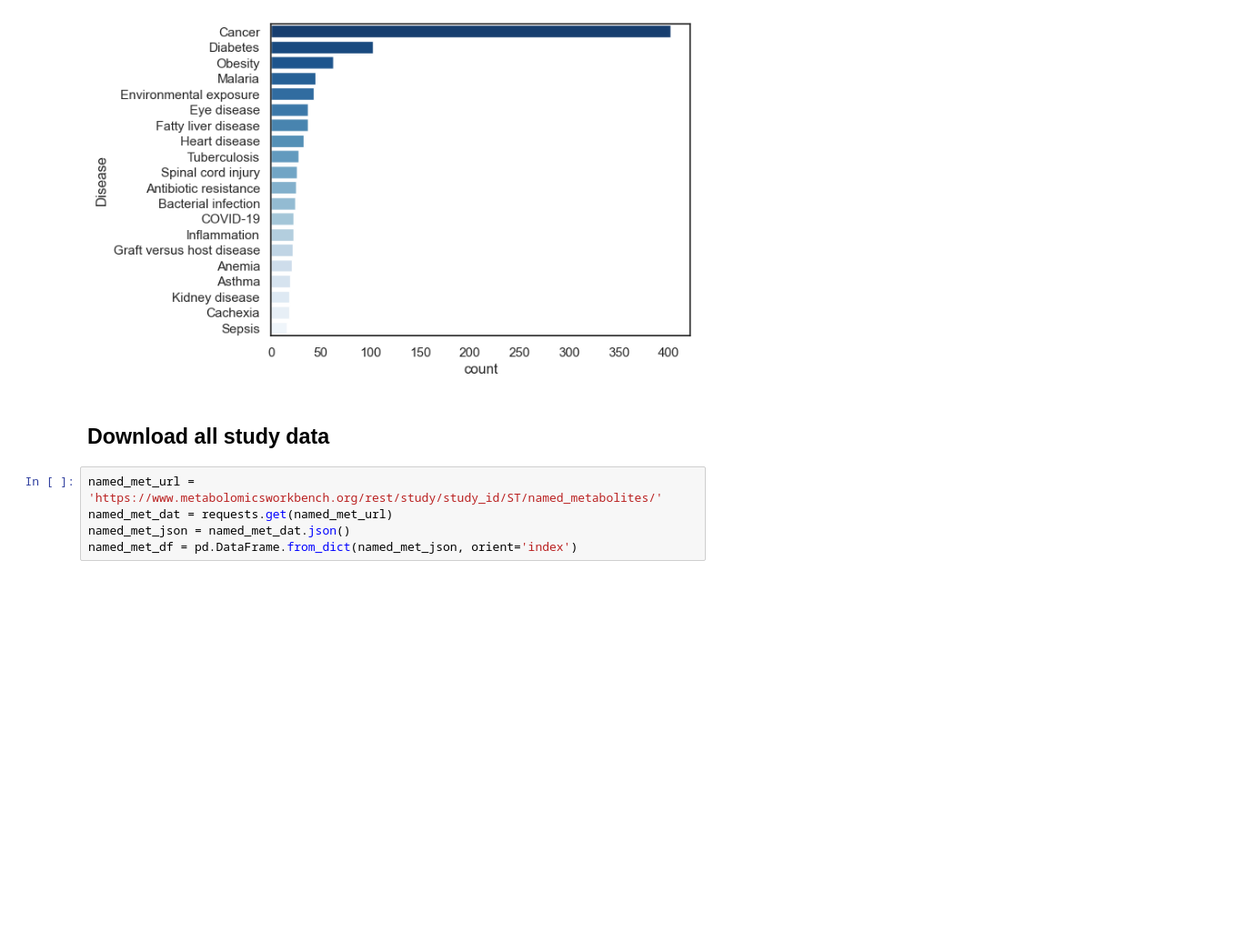
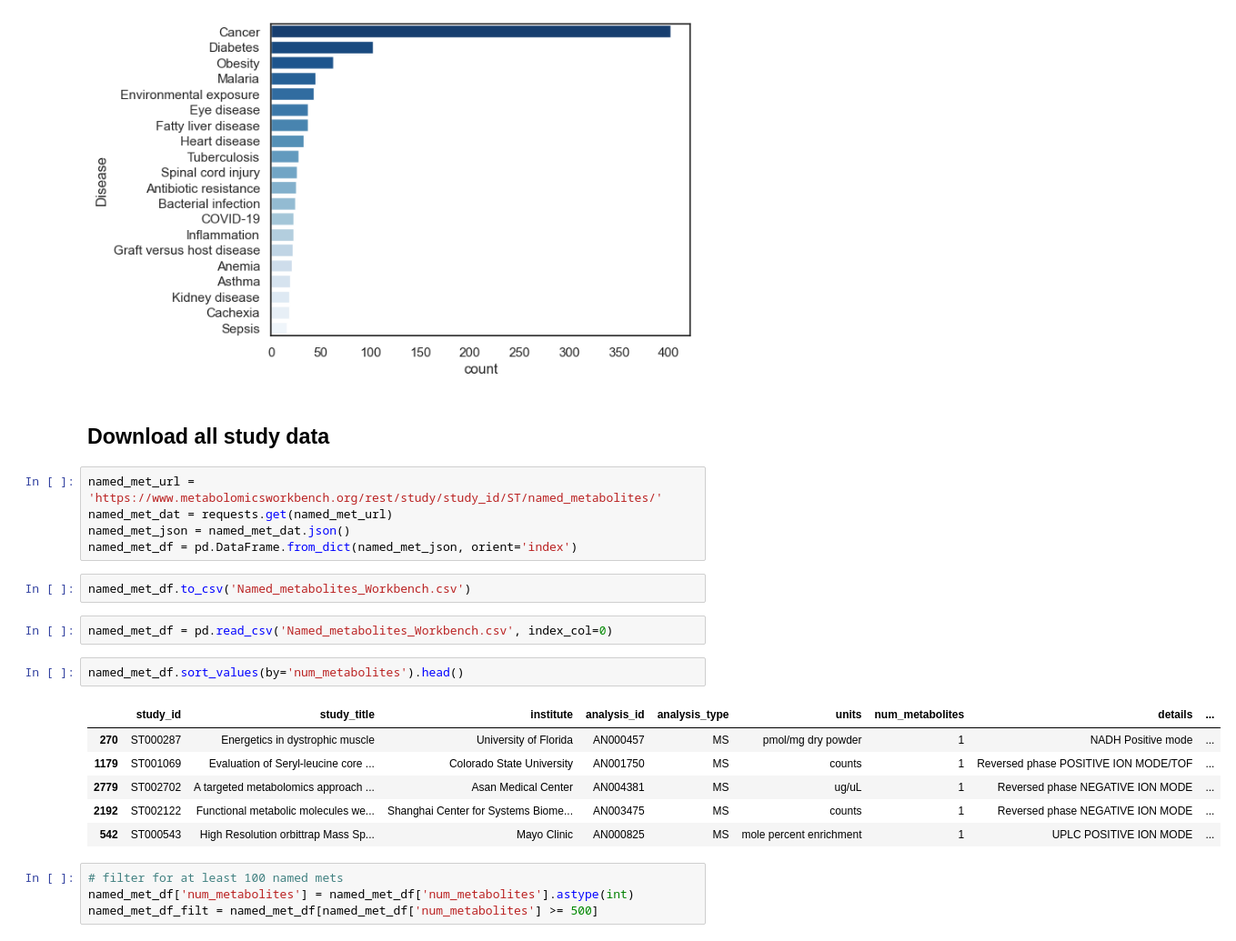
Before and after one commit to cwieder/MetHDN, a Jupyter notebook: Workbench_integration/full_disease_net.ipynb, the cells around one changed output. Shown at 91% size. Drawn from its saved outputs; the diff is of its cells as text; blank space fills up the shorter version.

```diff
--- a/Workbench_integration/full_disease_net.ipynb
+++ b/Workbench_integration/full_disease_net.ipynb
@@ -71,3 +76,20 @@ named_met_url = 'https://www.metabolomicsworkbench.org/rest/study/study_id/ST/na
 named_met_dat = requests.get(named_met_url)
 named_met_json = named_met_dat.json()
 named_met_df = pd.DataFrame.from_dict(named_met_json, orient='index')
+# %%
+named_met_df.to_csv('Named_metabolites_Workbench.csv')
+# %%
+named_met_df = pd.read_csv('Named_metabolites_Workbench.csv', index_col=0)
+# %%
+named_met_df.sort_values(by='num_metabolites').head()
+# %% [output]
+|  | study_id | study_title | institute | analysis_id | analysis_type | units | num_metabolites | details | ... |
+| 270 | ST000287 | Energetics in dystrophic muscle | University of Florida | AN000457 | MS | pmol/mg dry powder | 1 | NADH Positive mode | ... |
+| 1179 | ST001069 | Evaluation of Seryl-leucine core ... | Colorado State University | AN001750 | MS | counts | 1 | Reversed phase POSITIVE ION MODE/TOF | ... |
+| 2779 | ST002702 | A targeted metabolomics approach ... | Asan Medical Center | AN004381 | MS | ug/uL | 1 | Reversed phase NEGATIVE ION MODE | ... |
+| 2192 | ST002122 | Functional metabolic molecules we... | Shanghai Center for Systems Biome... | AN003475 | MS | counts | 1 | Reversed phase NEGATIVE ION MODE | ... |
+| 542 | ST000543 | High Resolution orbittrap Mass Sp... | Mayo Clinic | AN000825 | MS | mole percent enrichment | 1 | UPLC POSITIVE ION MODE | ... |
+# %%
+# filter for at least 100 named mets
+named_met_df['num_metabolites'] = named_met_df['num_metabolites'].astype(int)
+named_met_df_filt = named_met_df[named_met_df['num_metabolites'] >= 500]
```
Also changed, not shown: parts of 11 cells of this notebook.
